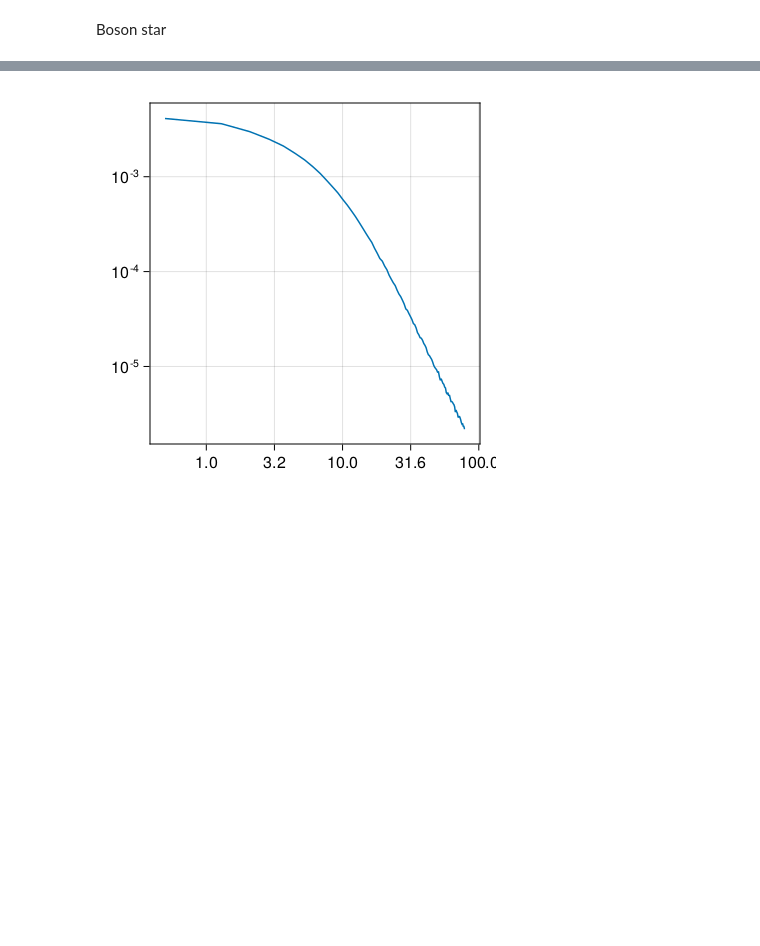
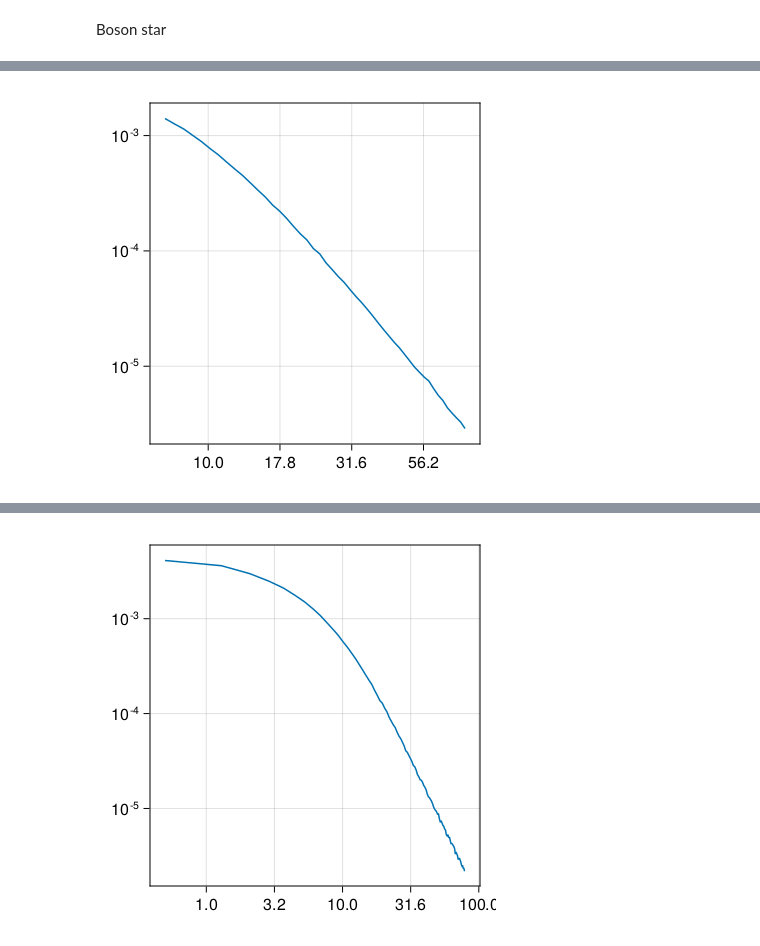
Before and after one commit to joaquinpelle/BosonStars, a Jupyter notebook: corona.ipynb, the cells around one changed output, grey strips where cells are left out. Drawn from its saved outputs; the diff is of its cells as text; code cells hidden in the pictures; blank space fills up the shorter version.

```diff
--- a/corona.ipynb
+++ b/corona.ipynb
@@ -54,7 +40,7 @@ configurations = VacuumETOConfigurations(spacetime=spacetime,
                                    number_of_packets_per_point = 1000000,
                                    max_radius = 110.0,
                                    unit_mass_in_solar_masses=1.0)
-initial_data = initialize_serial(configurations)
+initial_data = initialize(configurations)
 cbp = callback_parameters(spacetime, disk, configurations)
 cb = callback(spacetime, disk)
 sim = integrate(initial_data, configurations, cb, cbp; method=VCABM(), reltol=1e-5, abstol=1e-5)
@@ -62,19 +48,4 @@ output_data = sim.output_data
 at_source = map(position -> is_final_position_at_source(position, spacetime, disk) && position[3] ≈ π/2, eachcol(output_data))
 radii = output_data[2,at_source]
 q = energies_quotients(output_data[:,at_source], spacetime, disk)
-bins = radial_bins(disk, nbins=100)
-# bins = r_in*exp10.(range(0.0, stop=log10(r_out/r_in), length=100))
-A = ring_areas(bins, spacetime)
-γ = lorentz_factors(bins, spacetime, disk)
-h = fit(Histogram, radii, bins)
-h = normalize(h, mode=:probability)
-𝓝 = h.weights
-
-qavg = average_inside_radial_bins(q, radii, bins)
-
-Γ = corona.spectral_index
-n = 𝓝./(A.*γ)
-I = qavg.^Γ.*n
-
-bins_midpoints = 0.5*(bins[1:end-1] + bins[2:end])
 # %% [output]
@@ -103,0 +76,26 @@ Closest candidates are:
+# %%
+# bins = radial_bins(disk, nbins=100)
+bins = range(cbrt(disk.inner_radius), stop=cbrt(disk.outer_radius), length=50).^3
+A = ring_areas(bins, spacetime)
+γ = lorentz_factors(bins, spacetime, disk)
+h = fit(Histogram, radii, bins)
+h = normalize(h, mode=:probability)
+𝓝 = h.weights
+
+qavg = average_inside_radial_bins(q, radii, bins)
+
+Γ = corona.spectral_index
+n = 𝓝./(A.*γ)
+I = qavg.^Γ.*n
+
+bins_midpoints = 0.5*(bins[1:end-1] + bins[2:end])
+nothing
+# %%
+hstr = string(@sprintf("%02d", corona.height))
+istr = string(@sprintf("%02d", corona.spectral_index))
+filename = "io/corona/bosonstar/$(modelname)$(modelid)_h$(hstr)_idx$(istr).txt"
+open(filename, "w") do io
+    writedlm(io, [bins_midpoints I])
+end
+# %% [output]
+[figure, added]
```
Also changed, not shown: parts of 6 cells of this notebook, 43 other files.
